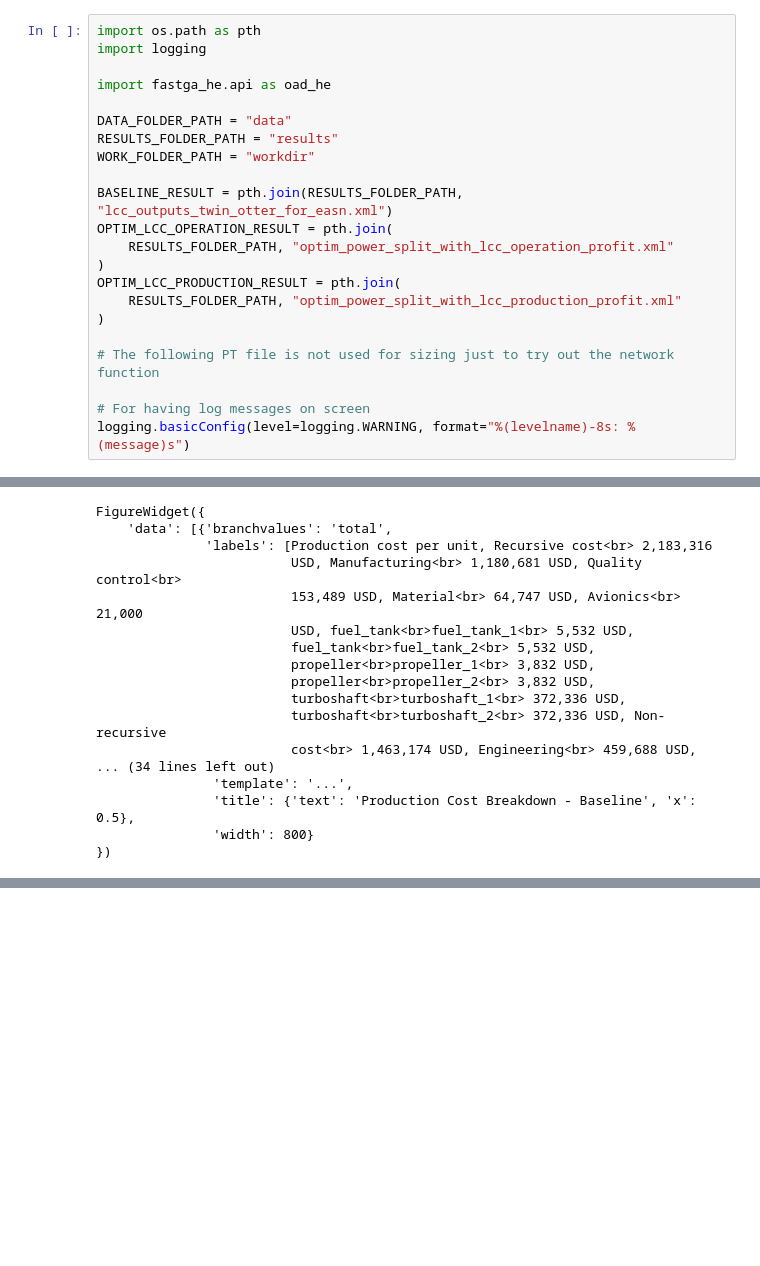
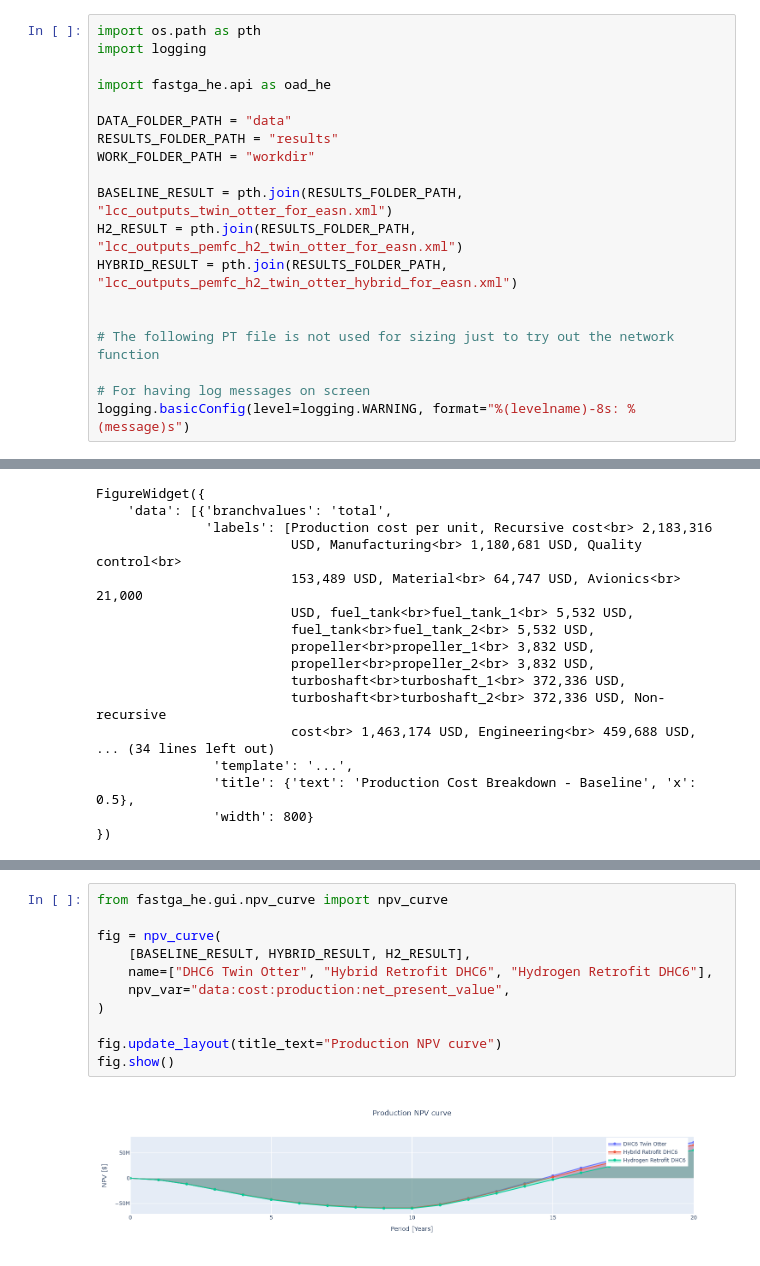
Before and after one commit to florentLutz/FAST-OAD-CS23-HE, a Jupyter notebook: integration_tests/dhc_6_twin_otter/sun_breakdown_notebook.ipynb, the cells around one changed output, grey strips where cells are left out. Saved outputs shown, nothing was run; the diff lists cells and outputs as text; blank space fills up the shorter version.

```diff
--- a/integration_tests/dhc_6_twin_otter/sun_breakdown_notebook.ipynb
+++ b/integration_tests/dhc_6_twin_otter/sun_breakdown_notebook.ipynb
@@ -9,12 +9,9 @@ RESULTS_FOLDER_PATH = "results"
 WORK_FOLDER_PATH = "workdir"
 
 BASELINE_RESULT = pth.join(RESULTS_FOLDER_PATH, "lcc_outputs_twin_otter_for_easn.xml")
-OPTIM_LCC_OPERATION_RESULT = pth.join(
-    RESULTS_FOLDER_PATH, "optim_power_split_with_lcc_operation_profit.xml"
-)
-OPTIM_LCC_PRODUCTION_RESULT = pth.join(
-    RESULTS_FOLDER_PATH, "optim_power_split_with_lcc_production_profit.xml"
-)
+H2_RESULT = pth.join(RESULTS_FOLDER_PATH, "lcc_outputs_pemfc_h2_twin_otter_for_easn.xml")
+HYBRID_RESULT = pth.join(RESULTS_FOLDER_PATH, "lcc_outputs_pemfc_h2_twin_otter_hybrid_for_easn.xml")
+
 
 # The following PT file is not used for sizing just to try out the network function
 
@@ -141,0 +182,13 @@ fig.write_html("chart.html")
+# %%
+from fastga_he.gui.npv_curve import npv_curve
+
+fig = npv_curve(
+    [BASELINE_RESULT, HYBRID_RESULT, H2_RESULT],
+    name=["DHC6 Twin Otter", "Hybrid Retrofit DHC6", "Hydrogen Retrofit DHC6"],
+    npv_var="data:cost:production:net_present_value",
+)
+
+fig.update_layout(title_text="Production NPV curve")
+fig.show()
+# %% [output]
+[figure, added]
```
Also changed, not shown: parts of 4 cells of this notebook, 17 other files.
